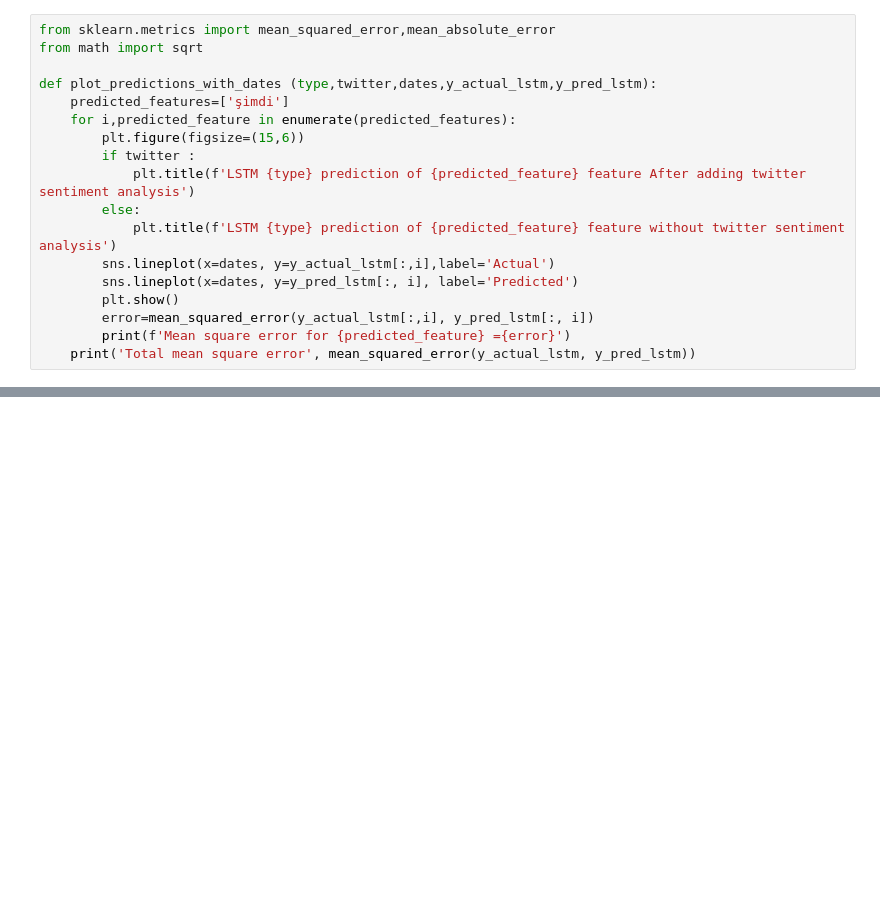
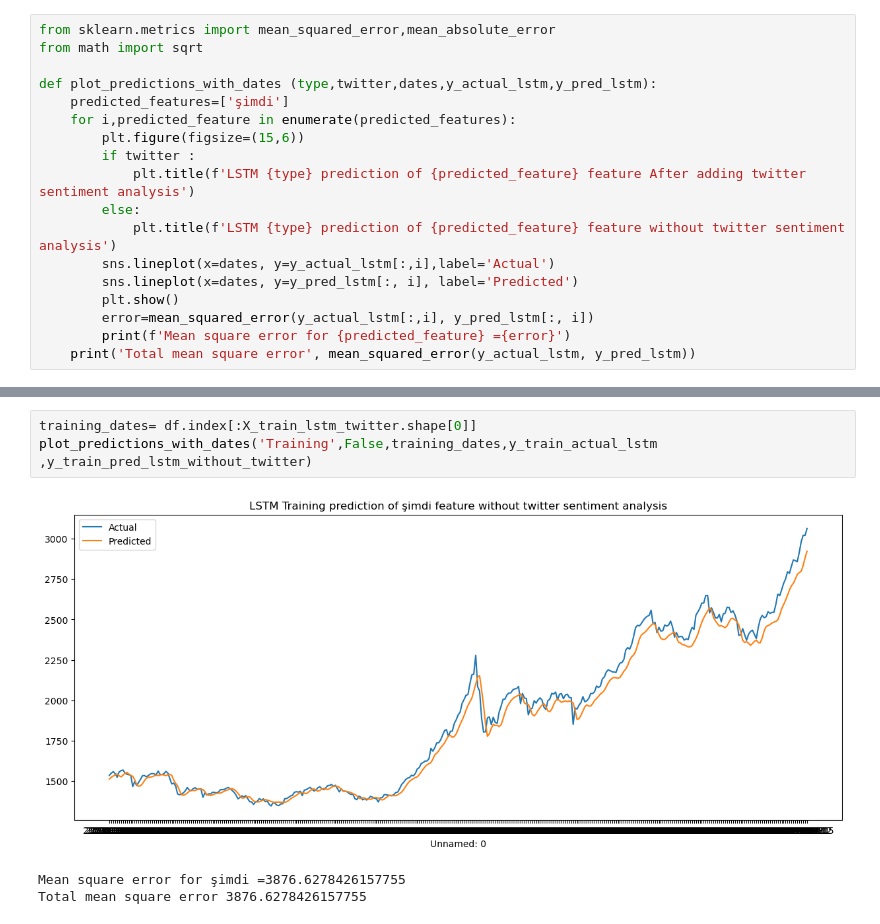
Before and after one commit to FacVain/tweet-stock-prediction, a Jupyter notebook: Stock_Prediction/LSTM_develop.ipynb, the cells around one changed output, grey strips where cells are left out. Saved outputs shown, nothing was run; the diff lists cells and outputs as text; blank space fills up the shorter version.

```diff
--- a/Stock_Prediction/LSTM_develop.ipynb
+++ b/Stock_Prediction/LSTM_develop.ipynb
@@ -229,2 +212,9 @@ y_test_actual_lstm = scaler_for_inference.inverse_transform(y_test_actual_lstm_r
+# %%
+training_dates= df.index[:X_train_lstm_twitter.shape[0]]
+plot_predictions_with_dates('Training',False,training_dates,y_train_actual_lstm ,y_train_pred_lstm_without_twitter)
+# %% [output]
+[figure, added]
+Mean square error for şimdi =3876.6278426157755
+Total mean square error 3876.6278426157755
 # %%
 training_dates= df.index[:X_train_lstm_twitter.shape[0]]
```
Also changed, not shown: parts of 18 cells of this notebook.
